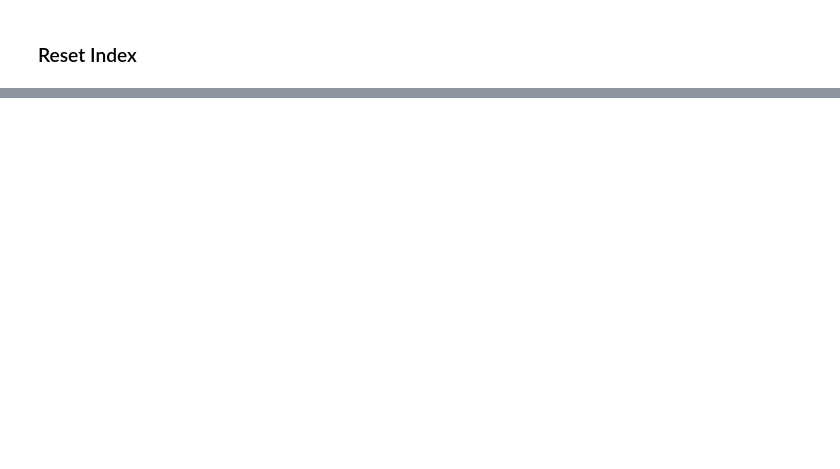
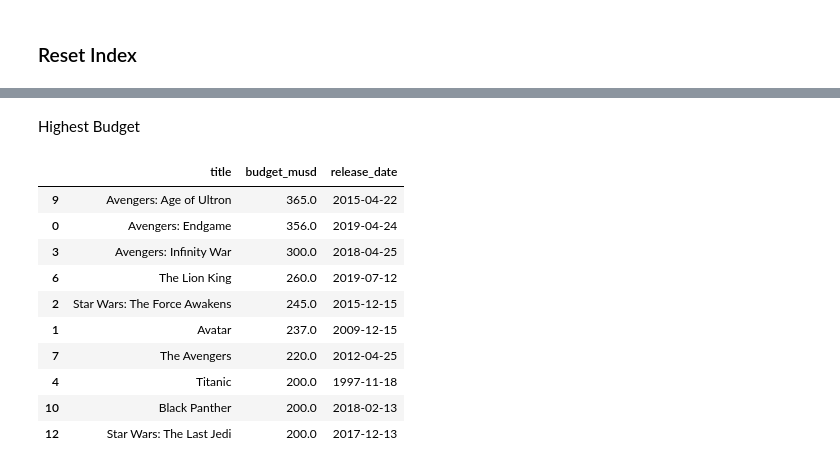
Before and after one commit to b-kenneth/Python_Fundamentals, a Jupyter notebook: movie_data_analysis.ipynb, the cells around one changed output, grey strips where cells are left out. Saved outputs shown, nothing was run; the diff lists cells and outputs as text; code cells hidden in the pictures; blank space fills up the shorter version.

```diff
--- a/movie_data_analysis.ipynb
+++ b/movie_data_analysis.ipynb
@@ -476,0 +501,20 @@ cleaned_movies_df.head()
+# %% [markdown]
+Highest Budget
+# %%
+# Sort movies by 'budget_musd' in descending order
+highest_budget_movies = cleaned_movies_df.sort_values(by='budget_musd', ascending=False)
+
+# Display the top 10 movies by highest budget
+highest_budget_movies[['title', 'budget_musd', 'release_date']].head(10)
+# %% [output]
+|  | title | budget_musd | release_date |
+| 9 | Avengers: Age of Ultron | 365.0 | 2015-04-22 |
+| 0 | Avengers: Endgame | 356.0 | 2019-04-24 |
+| 3 | Avengers: Infinity War | 300.0 | 2018-04-25 |
+| 6 | The Lion King | 260.0 | 2019-07-12 |
+| 2 | Star Wars: The Force Awakens | 245.0 | 2015-12-15 |
+| 1 | Avatar | 237.0 | 2009-12-15 |
+| 7 | The Avengers | 220.0 | 2012-04-25 |
+| 4 | Titanic | 200.0 | 1997-11-18 |
+| 10 | Black Panther | 200.0 | 2018-02-13 |
+| 12 | Star Wars: The Last Jedi | 200.0 | 2017-12-13 |
```
Also changed, not shown: parts of 8 cells of this notebook.
